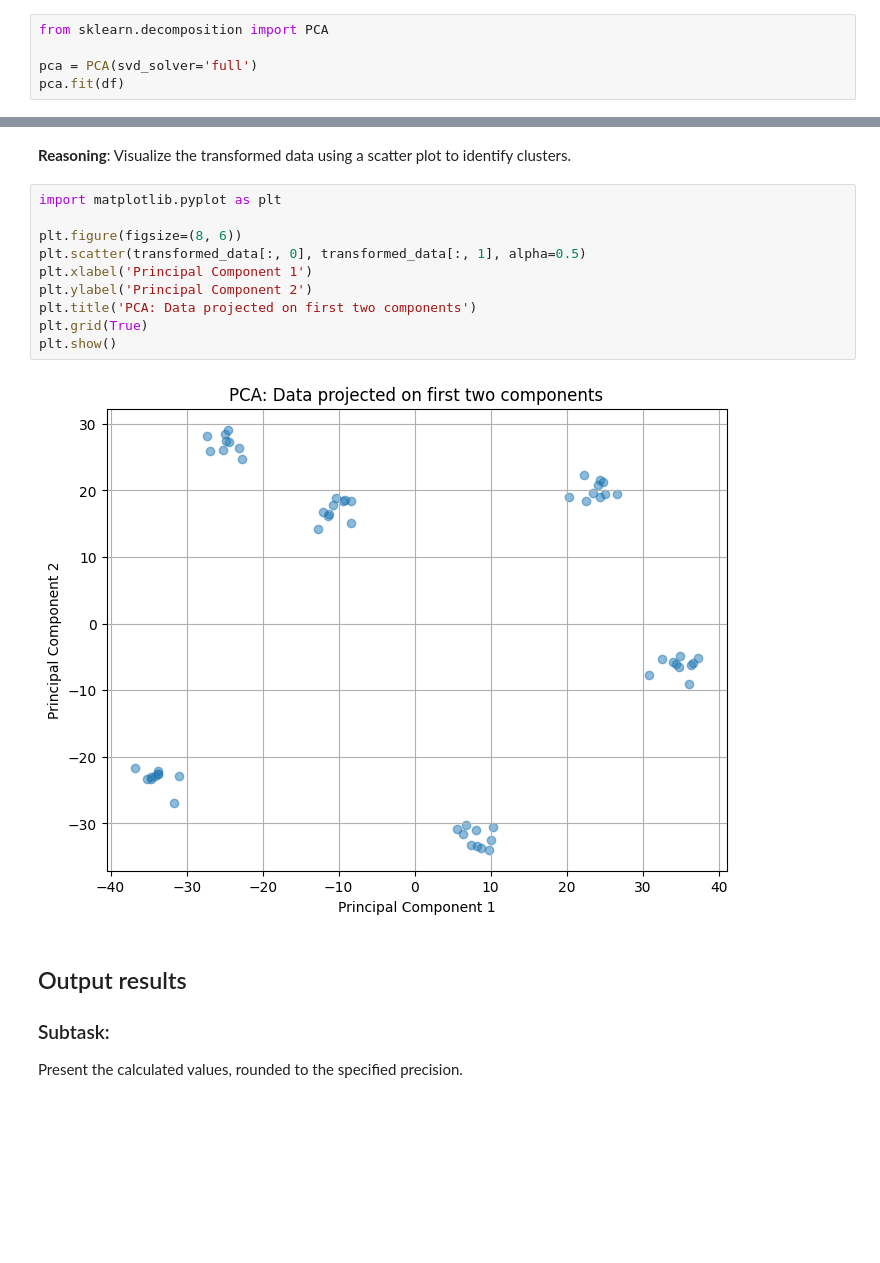
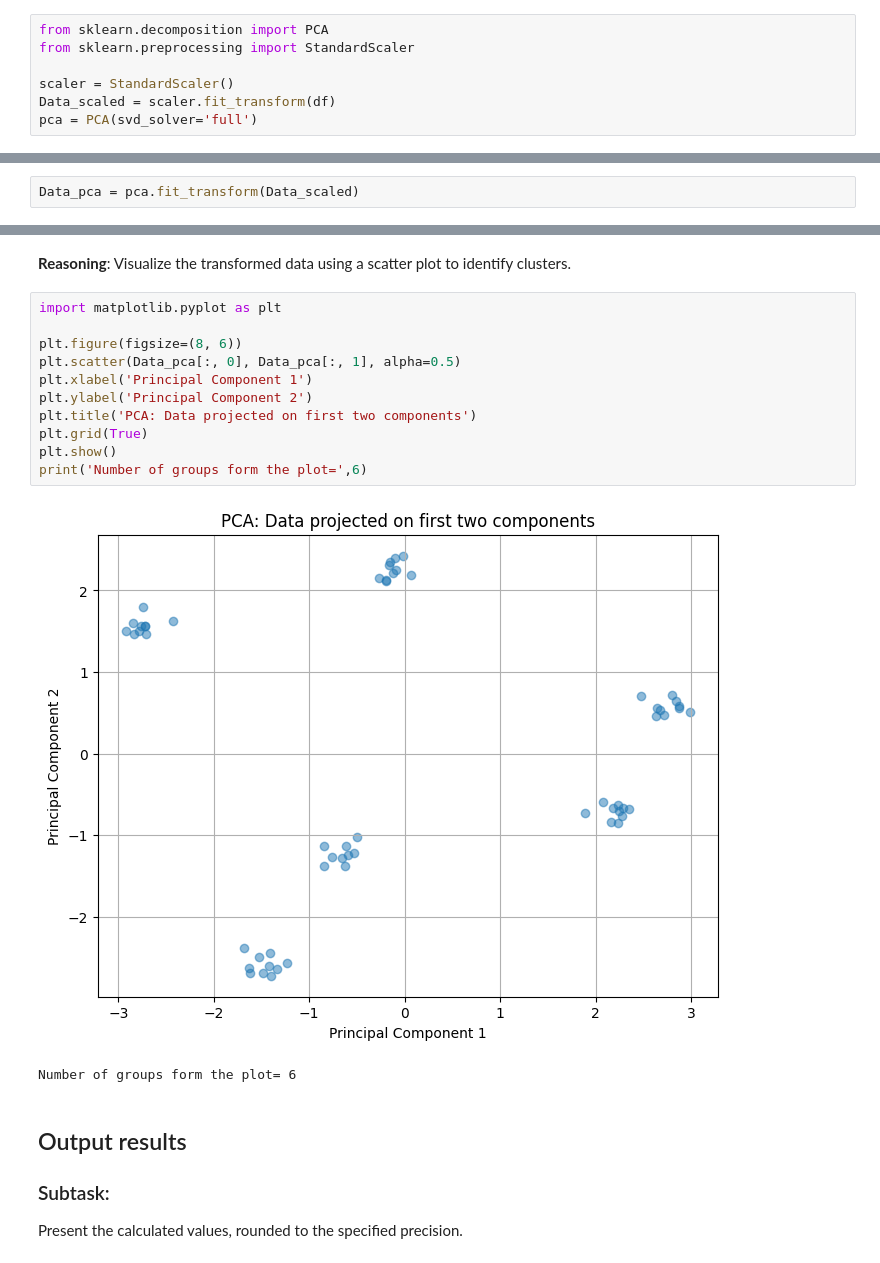
Before and after one commit to tathagata48/Principle-Component-Analysis, a Jupyter notebook: PCA.ipynb, the cells around one changed output, grey strips where cells are left out. Drawn from its saved outputs; the diff is of its cells as text; blank space fills up the shorter version.

```diff
--- a/PCA.ipynb
+++ b/PCA.ipynb
@@ -33,6 +33,8 @@ Apply Principal Component Analysis (PCA) using `sklearn` with `svd_solver='full'
 Import the PCA class and instantiate a PCA object with svd_solver='full', then fit the model to the dataframe.
 # %%
 from sklearn.decomposition import PCA
+from sklearn.preprocessing import StandardScaler
 
+scaler = StandardScaler()
+Data_scaled = scaler.fit_transform(df)
 pca = PCA(svd_solver='full')
-pca.fit(df)
@@ -51,3 +49,5 @@ transformed_data = pca.transform(df)
+# %%
+Data_pca = pca.fit_transform(Data_scaled)
 # %% [markdown]
 ## Calculate coordinates
 
@@ -101,15 +109,17 @@ Visualize the transformed data using a scatter plot to identify clusters.
 # %%
 import matplotlib.pyplot as plt
 
 plt.figure(figsize=(8, 6))
-plt.scatter(transformed_data[:, 0], transformed_data[:, 1], alpha=0.5)
+plt.scatter(Data_pca[:, 0], Data_pca[:, 1], alpha=0.5)
 plt.xlabel('Principal Component 1')
 plt.ylabel('Principal Component 2')
 plt.title('PCA: Data projected on first two components')
 plt.grid(True)
 plt.show()
+print('Number of groups form the plot=',6)
 # %% [output]
-[figure, old version]
+[figure, new version]
+Number of groups form the plot= 6
 # %% [markdown]
 ## Output results
 
```
Also changed, not shown: parts of 7 cells of this notebook.
